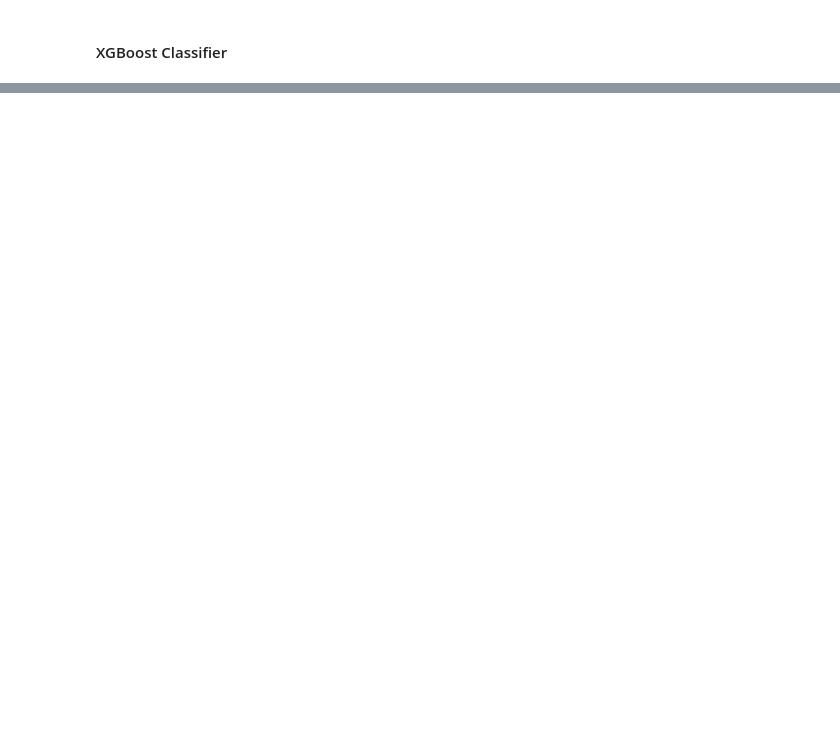
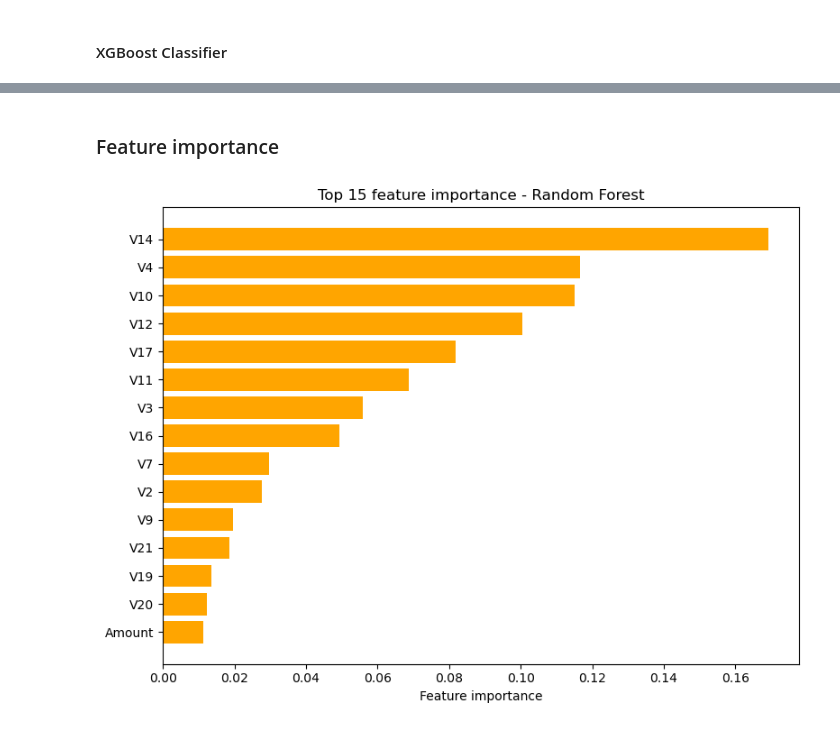
Before and after one commit to tranngonguyettu/Fraud_Detection, a Jupyter notebook: fraud_detection.ipynb, the cells around one changed output, grey strips where cells are left out. Saved outputs shown, nothing was run; the diff lists cells and outputs as text; code cells hidden in the pictures; blank space fills up the shorter version.

```diff
--- a/fraud_detection.ipynb
+++ b/fraud_detection.ipynb
@@ -420,0 +534,21 @@ print("F1-score of the XGBoost is {}".format(f1_score(y_test, xgb_predict)))
+# %% [markdown]
+### Feature importance
+# %%
+#Feature importance
+#1. Random Forest
+feature_names = data.drop(columns=['Class']).columns
+rf_importance = forest.feature_importances_
+rf_imp_df = pd.DataFrame({
+    'Feature': feature_names,
+    'Importance':rf_importance
+}).sort_values(by='Importance', ascending=False).head(15)
+
+plt.figure(figsize=(8,6))
+plt.barh(rf_imp_df['Feature'], rf_imp_df['Importance'], color = 'orange')
+plt.gca().invert_yaxis()
+plt.xlabel("Feature importance")
+plt.title("Top 15 feature importance - Random Forest")
+plt.tight_layout()
+plt.show()
+# %% [output]
+[figure, added]
```
Also changed, not shown: parts of 20 cells of this notebook.
